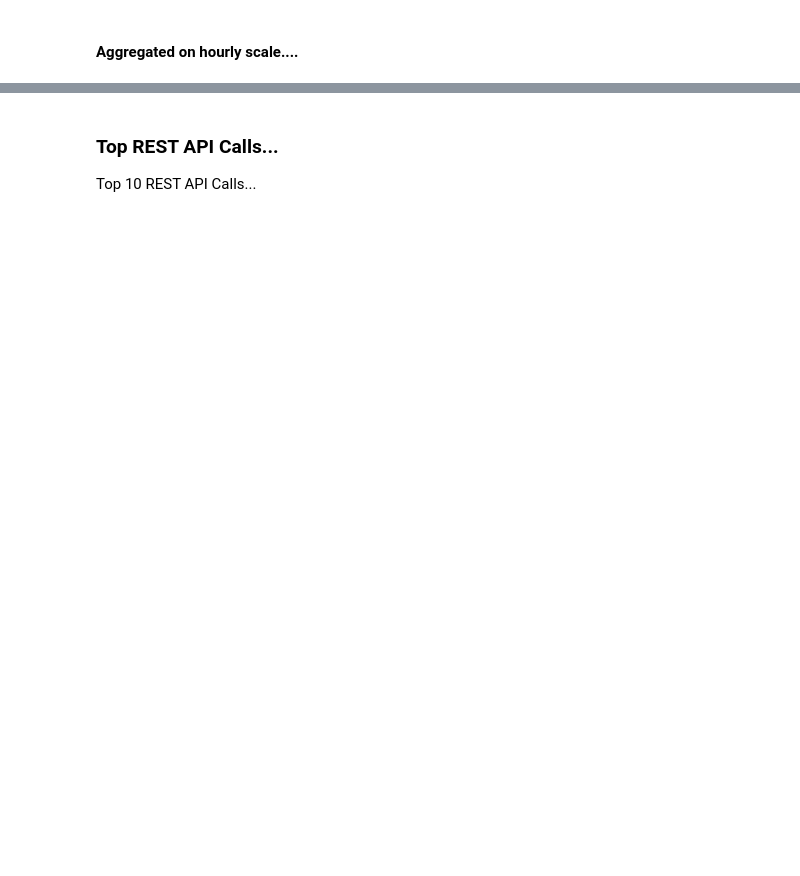
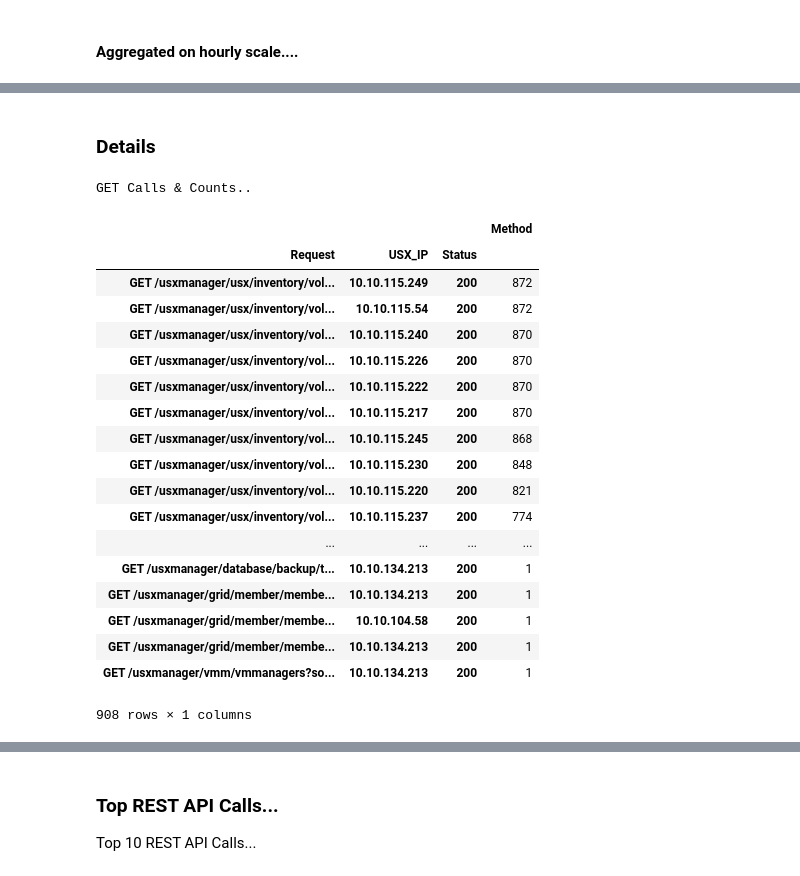
Before and after one commit to dcurrents/qresearch, a Jupyter notebook: log-analysis-usxm-requests.ipynb, the cells around one changed output, grey strips where cells are left out. Drawn from its saved outputs; the diff is of its cells as text; code cells hidden in the pictures; blank space fills up the shorter version.

```diff
--- a/log-analysis-usxm-requests.ipynb
+++ b/log-analysis-usxm-requests.ipynb
@@ -218,0 +194,28 @@ Top 10:
+# %%
+dfg1 = df[df.Method =='GET']
+dfg1 = dfg1.drop("Size", axis=1)
+g1 = dfg1.groupby(["Request", 'USX_IP', "Status"])
+
+dfg2 = df[df.Method =='PUT']
+dfg2 = dfg2.drop("Size", axis=1)
+g2 = dfg2.groupby(["Request", 'USX_IP', "Status"])
+
+dfg3 = df[df.Method =='POST']
+dfg3 = dfg3.drop("Size", axis=1)
+g3 = dfg3.groupby(["Request", 'USX_IP', "Status"])
+
+dfg4 = df[df.Method =='DELETE']
+dfg4 = dfg4.drop("Size", axis=1)
+g4 = dfg4.groupby(["Request", 'USX_IP', "Status"])
+
+
+get_total = g1.count().sum()
+put_total = g2.count().sum()
+post_total = g3.count().sum()
+delete_total = g4.count().sum()
+
+print("TOTAL Calls:   %s" %(get_total[0] + put_total[0] + post_total[0] + delete_total[0]))
+print("  GET Calls:   %s" %(get_total[0]))
+print("  PUT Calls:   %s" %(put_total[0]) )
+print(" POST Calls:   %s" %(post_total[0]) )
+print("DELETE Calls:  %s" %(delete_total[0]) )
@@ -274,0 +330,26 @@ create_line_plot("Failed API Calls", fail_df['Status'])
+# %% [markdown]
+### Details
+# %%
+print("GET Calls & Counts..")
+g1.count().sort_values(by='Method', ascending=False)
+# %% [output]
+GET Calls & Counts..
+|  |  |  | Method |
+| Request | USX_IP | Status |  |
+| GET /usxmanager/usx/inventory/vol... | 10.10.115.249 | 200 | 872 |
+| GET /usxmanager/usx/inventory/vol... | 10.10.115.54 | 200 | 872 |
+| GET /usxmanager/usx/inventory/vol... | 10.10.115.240 | 200 | 870 |
+| GET /usxmanager/usx/inventory/vol... | 10.10.115.226 | 200 | 870 |
+| GET /usxmanager/usx/inventory/vol... | 10.10.115.222 | 200 | 870 |
+| GET /usxmanager/usx/inventory/vol... | 10.10.115.217 | 200 | 870 |
+| GET /usxmanager/usx/inventory/vol... | 10.10.115.245 | 200 | 868 |
+| GET /usxmanager/usx/inventory/vol... | 10.10.115.230 | 200 | 848 |
+| GET /usxmanager/usx/inventory/vol... | 10.10.115.220 | 200 | 821 |
+| GET /usxmanager/usx/inventory/vol... | 10.10.115.237 | 200 | 774 |
+| ... | ... | ... | ... |
+| GET /usxmanager/database/backup/t... | 10.10.134.213 | 200 | 1 |
+| GET /usxmanager/grid/member/membe... | 10.10.134.213 | 200 | 1 |
+| GET /usxmanager/grid/member/membe... | 10.10.104.58 | 200 | 1 |
+| GET /usxmanager/grid/member/membe... | 10.10.134.213 | 200 | 1 |
+| GET /usxmanager/vmm/vmmanagers?so... | 10.10.134.213 | 200 | 1 |
+908 rows × 1 columns
```
Also changed, not shown: parts of 24 cells of this notebook.
